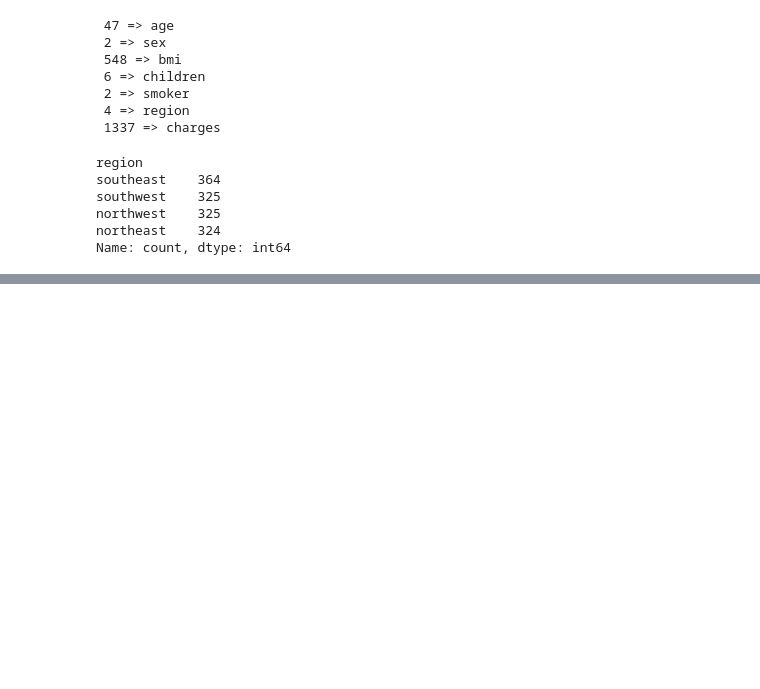
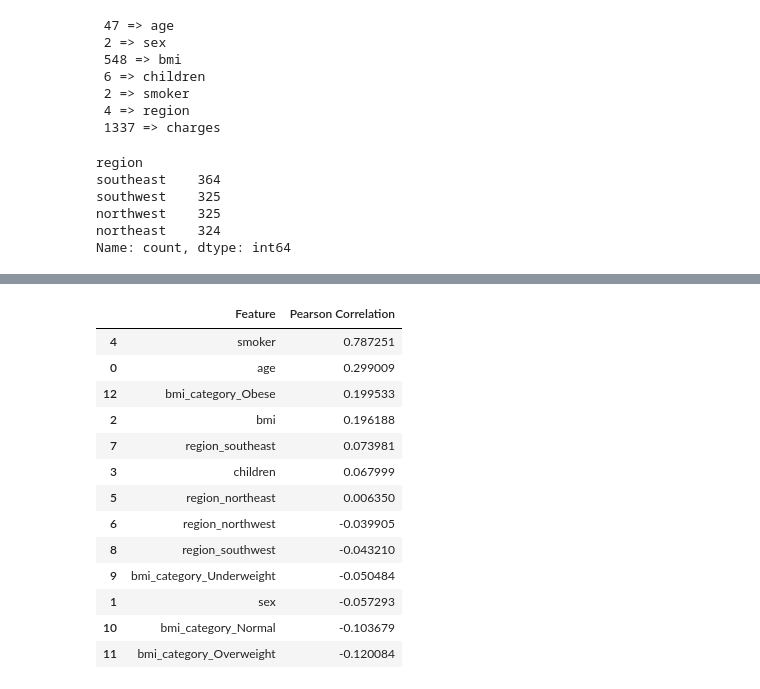
Before and after one commit to ferozahd/first_ml, a Jupyter notebook: insurance.ipynb, the cells around one changed output, grey strips where cells are left out. Saved outputs shown, nothing was run; the diff lists cells and outputs as text; code cells hidden in the pictures; blank space fills up the shorter version.

```diff
--- a/insurance.ipynb
+++ b/insurance.ipynb
@@ -72,0 +102,51 @@ sns.heatmap(df.corr(numeric_only=True),annot=True)
+# %%
+df['bmi_category']=pd.cut(
+    df['bmi'],
+    bins=[0,18.5,24.9,29.9, float('inf')],
+    labels=['Underweight','Normal','Overweight','Obese']
+)
+# %%
+df=pd.get_dummies(df,columns=['bmi_category'], drop_first=False)
+# %%
+df=df.astype(int)
+# %%
+from sklearn.preprocessing import StandardScaler
+cols =['age','bmi','children']
+scaler =StandardScaler()
+df[cols]=scaler.fit_transform(df[cols])
+# %%
+from scipy.stats import pearsonr
+selected_features=['age',
+ 'sex',
+ 'bmi',
+ 'children',
+ 'smoker',
+ 'region_northeast',
+ 'region_northwest',
+ 'region_southeast',
+ 'region_southwest',
+ 'bmi_category_Underweight',
+ 'bmi_category_Normal',
+ 'bmi_category_Overweight',
+ 'bmi_category_Obese']
+correlations ={
+    feature : pearsonr(df[feature],df['charges'])[0]
+    for feature in selected_features
+}
+correlation_df =pd.DataFrame(list(correlations.items()),columns=["Feature","Pearson Correlation"])
+correlation_df.sort_values(by='Pearson Correlation',ascending=False)
+# %% [output]
+|  | Feature | Pearson Correlation |
+| 4 | smoker | 0.787251 |
+| 0 | age | 0.299009 |
+| 12 | bmi_category_Obese | 0.199533 |
+| 2 | bmi | 0.196188 |
+| 7 | region_southeast | 0.073981 |
+| 3 | children | 0.067999 |
+| 5 | region_northeast | 0.006350 |
+| 6 | region_northwest | -0.039905 |
+| 8 | region_southwest | -0.043210 |
+| 9 | bmi_category_Underweight | -0.050484 |
+| 1 | sex | -0.057293 |
+| 10 | bmi_category_Normal | -0.103679 |
+| 11 | bmi_category_Overweight | -0.120084 |
```
Also changed, not shown: parts of 9 cells of this notebook.
